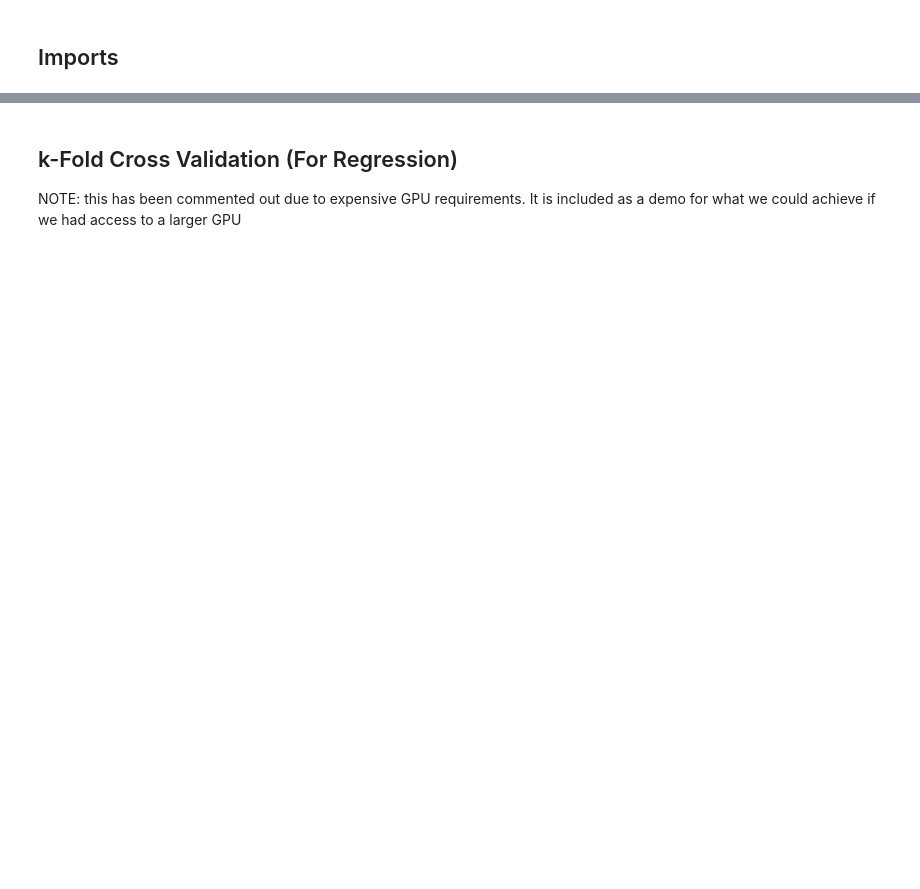
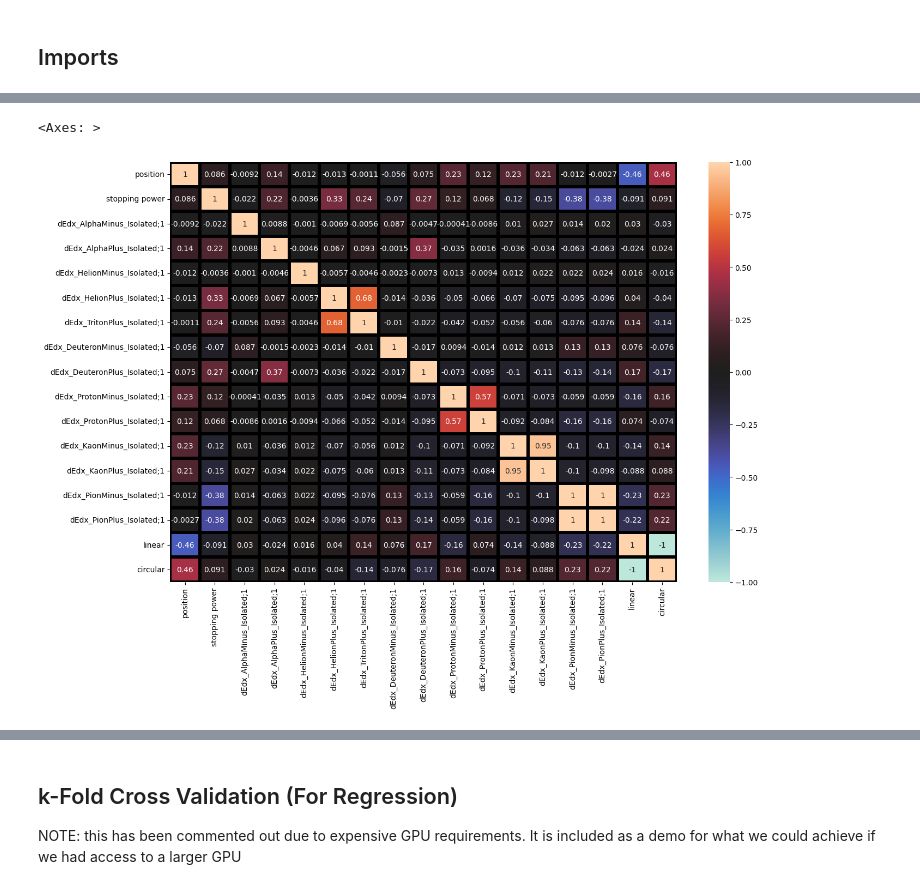
Before and after one commit to DaveStutler/G9, a Jupyter notebook: TEAM_FRIENDSHIP_PARTICLES_WOOOOO.ipynb, the cells around one changed output, grey strips where cells are left out. Cells and saved outputs as stored; diff of their text form; code cells hidden in the pictures; blank space fills up the shorter version.

```diff
--- a/TEAM_FRIENDSHIP_PARTICLES_WOOOOO.ipynb
+++ b/TEAM_FRIENDSHIP_PARTICLES_WOOOOO.ipynb
@@ -498,0 +130,7 @@ y_test = pd.read_csv('/content/y_test.csv')
+# %%
+# TESTING DISTRIBUTION
+plt.rcParams['figure.figsize'] = (15.0, 10.0)
+sns.heatmap(norm_test.corr(), annot = True, vmin = -1, vmax = 1, center = 0, linewidth= 3, linecolor = 'black', )
+# %% [output]
+<Axes: >
+[figure, added]
```
Also changed, not shown: parts of 89 cells of this notebook.
